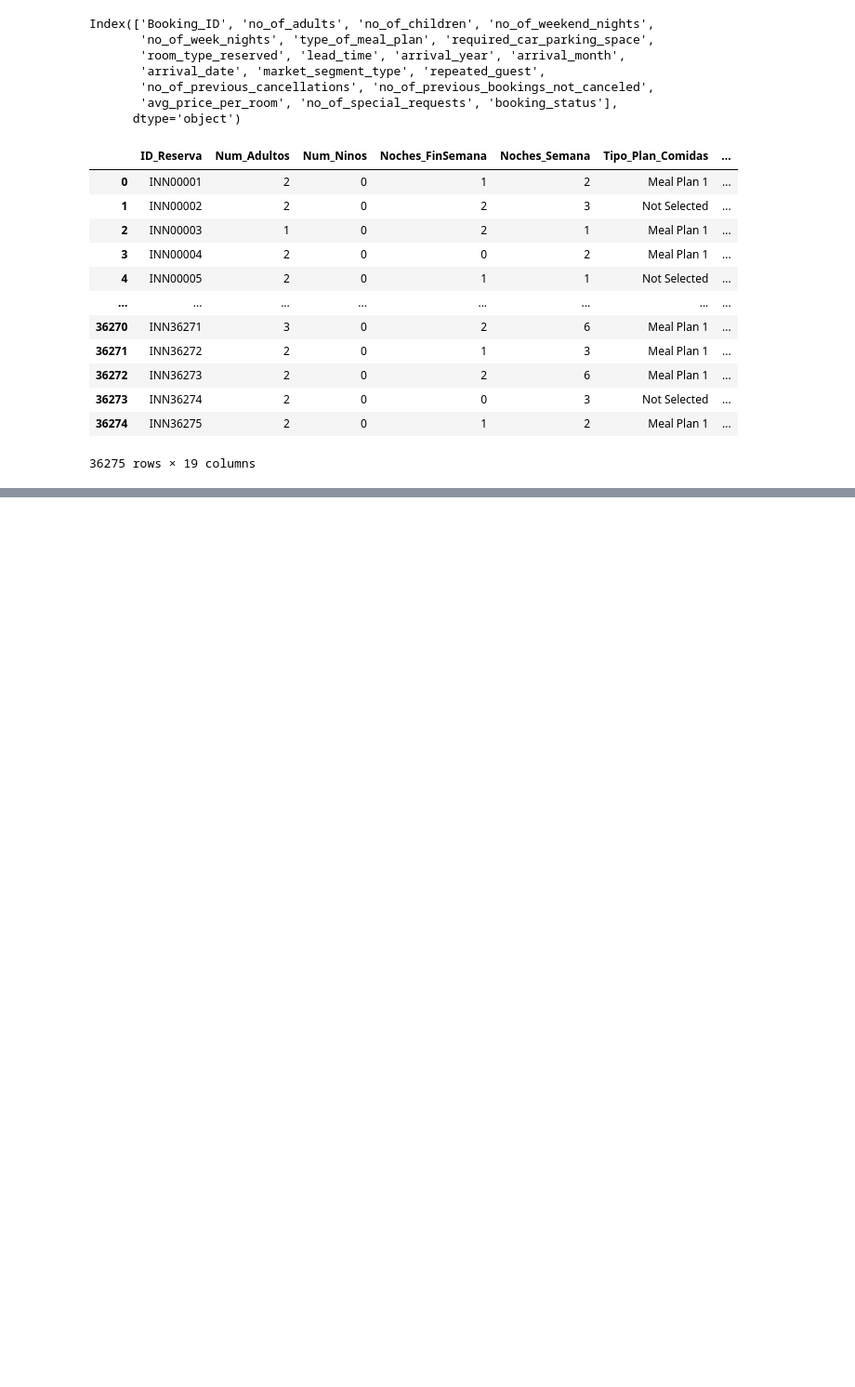
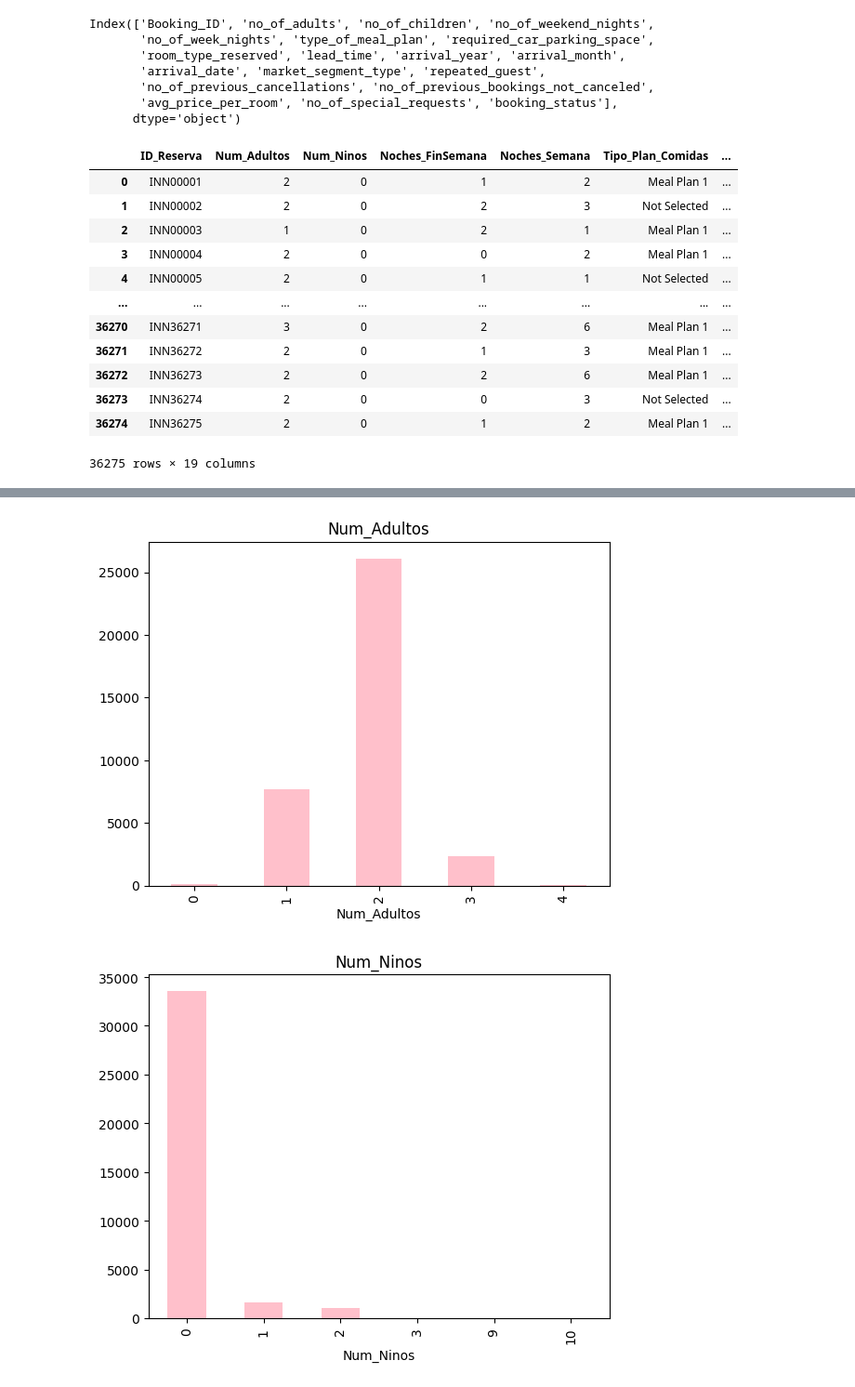
Before and after one commit to jarsmp37/progavan, a Jupyter notebook: datascience/Conceptos1.ipynb, the cells around one changed output, grey strips where cells are left out. Shown at 93% size. Saved outputs shown, nothing was run; the diff lists cells and outputs as text; code cells hidden in the pictures; blank space fills up the shorter version.

```diff
--- a/datascience/Conceptos1.ipynb
+++ b/datascience/Conceptos1.ipynb
@@ -136,0 +228,14 @@ La columna Estado_Reserva tiene de datos:
+# %%
+colu1=[ 'Num_Adultos', 'Num_Ninos', 'Noches_FinSemana',
+       'Noches_Semana', 'Estacionamiento_Requerido', 'Dias_Antelacion', 'Año_Llegada', 'Mes_Llegada',
+       'Dia_Llegada',  'Huesped_Repetido',
+       'Cancelaciones_Previas', 'Reservas_Previas_NoCanceladas',
+        'Solicitudes_Especiales', 'Cancelado']
+# %%
+for columna in colu1:
+    df[columna].value_counts().sort_index().plot(kind="bar",color="pink")
+    plt.title(f"{columna}")
+    plt.show()
+# %% [output]
+[figure, added]
+[figure, added]
```
Also changed, not shown: parts of 29 cells of this notebook.
